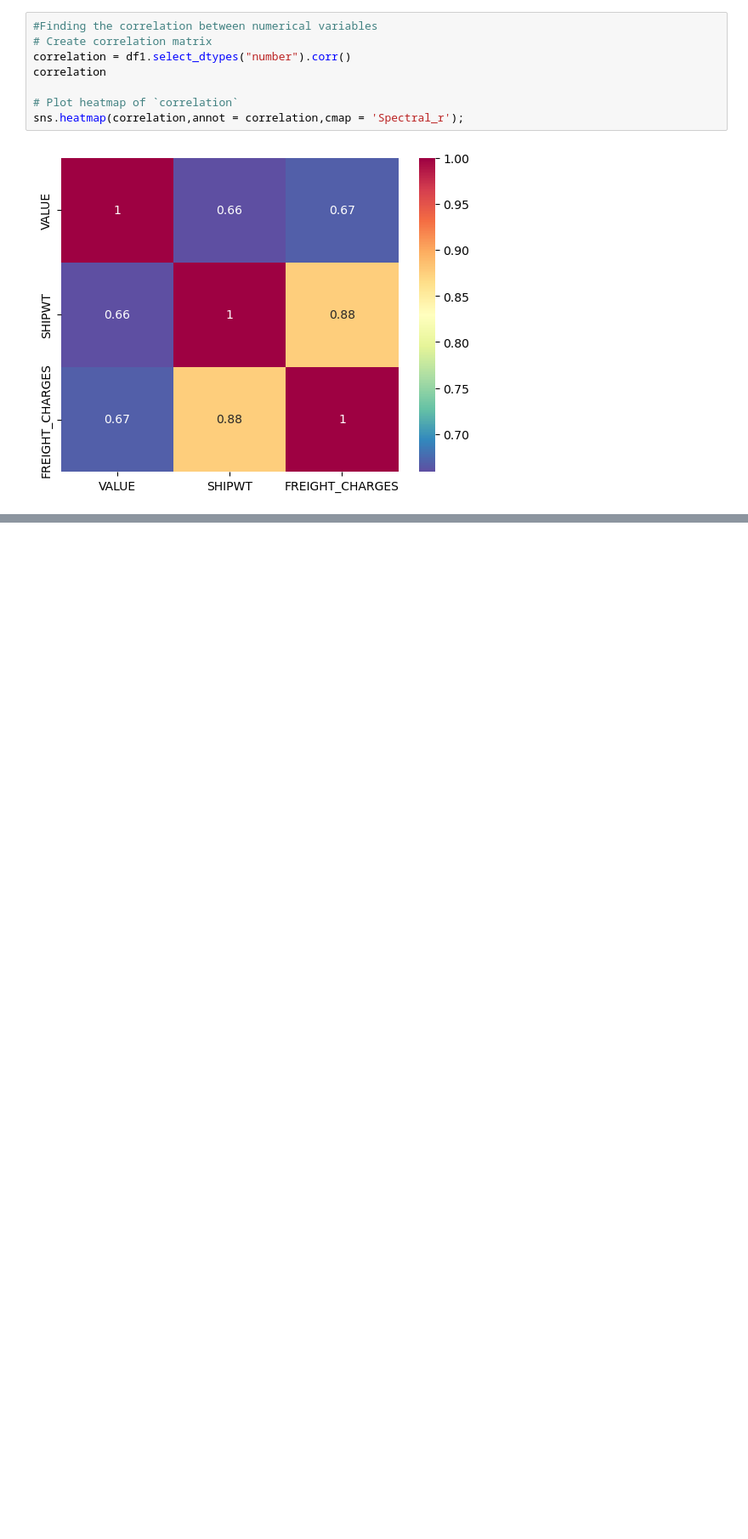
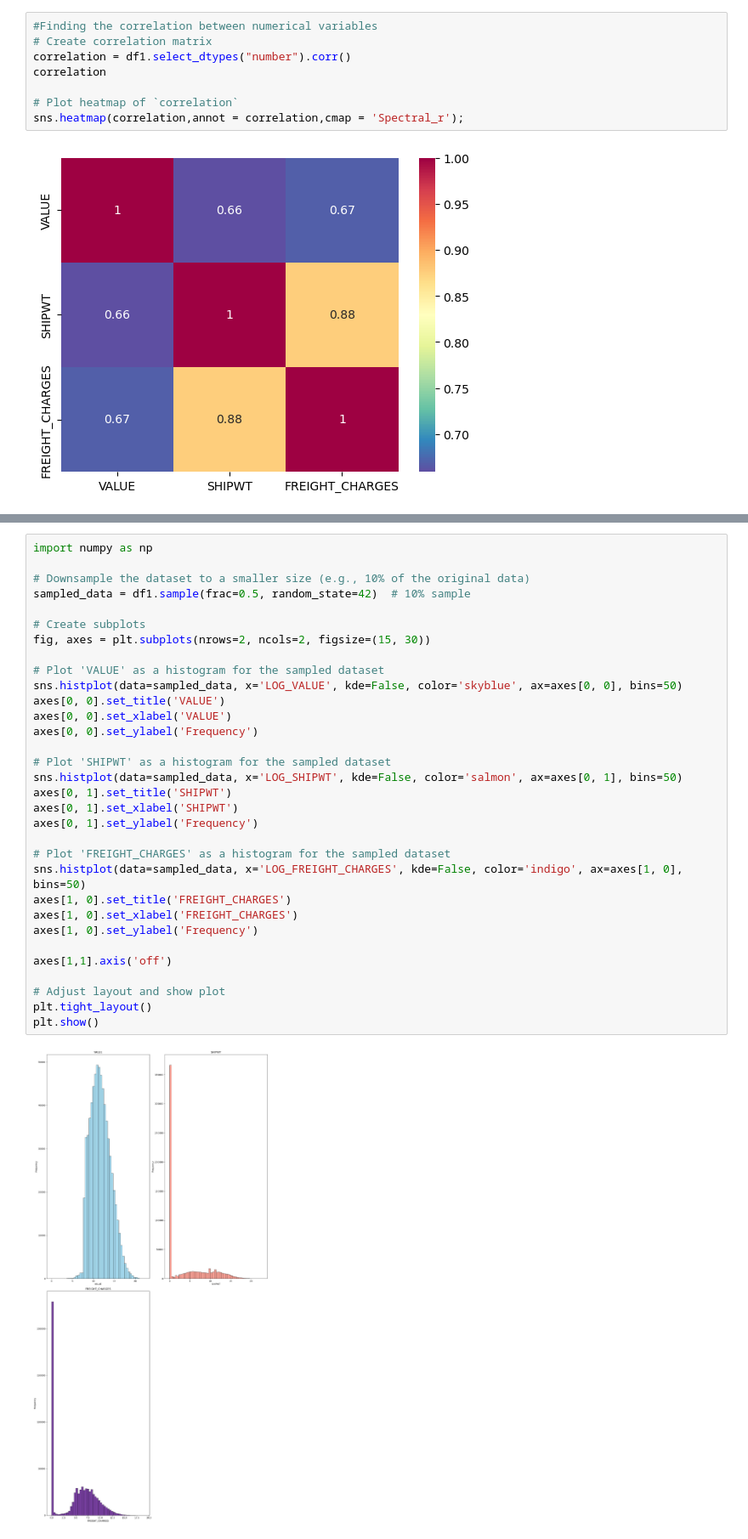
Before and after one commit to MajicWilson/BTS_Transportation_Analysis, a Jupyter notebook: Transborder.ipynb, the cells around one changed output, grey strips where cells are left out. Shown at 85% size. Saved outputs shown, nothing was run; the diff lists cells and outputs as text; blank space fills up the shorter version.

```diff
--- a/Transborder.ipynb
+++ b/Transborder.ipynb
@@ -763,0 +770,34 @@ sns.heatmap(correlation,annot = correlation,cmap = 'Spectral_r');
+# %%
+import numpy as np
+
+# Downsample the dataset to a smaller size (e.g., 10% of the original data)
+sampled_data = df1.sample(frac=0.5, random_state=42)  # 10% sample
+
+# Create subplots
+fig, axes = plt.subplots(nrows=2, ncols=2, figsize=(15, 30))
+
+# Plot 'VALUE' as a histogram for the sampled dataset
+sns.histplot(data=sampled_data, x='LOG_VALUE', kde=False, color='skyblue', ax=axes[0, 0], bins=50)
+axes[0, 0].set_title('VALUE')
+axes[0, 0].set_xlabel('VALUE')
+axes[0, 0].set_ylabel('Frequency')
+
+# Plot 'SHIPWT' as a histogram for the sampled dataset
+sns.histplot(data=sampled_data, x='LOG_SHIPWT', kde=False, color='salmon', ax=axes[0, 1], bins=50)
+axes[0, 1].set_title('SHIPWT')
+axes[0, 1].set_xlabel('SHIPWT')
+axes[0, 1].set_ylabel('Frequency')
+
+# Plot 'FREIGHT_CHARGES' as a histogram for the sampled dataset
+sns.histplot(data=sampled_data, x='LOG_FREIGHT_CHARGES', kde=False, color='indigo', ax=axes[1, 0], bins=50)
+axes[1, 0].set_title('FREIGHT_CHARGES')
+axes[1, 0].set_xlabel('FREIGHT_CHARGES')
+axes[1, 0].set_ylabel('Frequency')
+
+axes[1,1].axis('off')
+
+# Adjust layout and show plot
+plt.tight_layout()
+plt.show()
+# %% [output]
+[figure, added]
```
Also changed, not shown: parts of 42 cells of this notebook.
